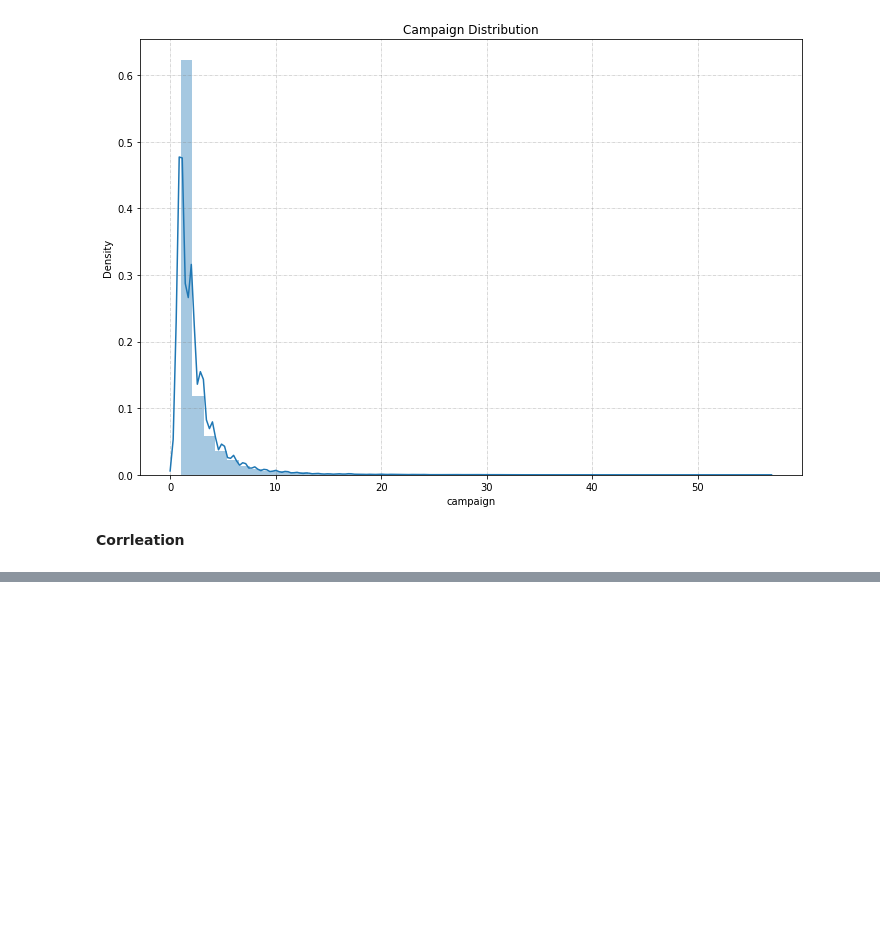
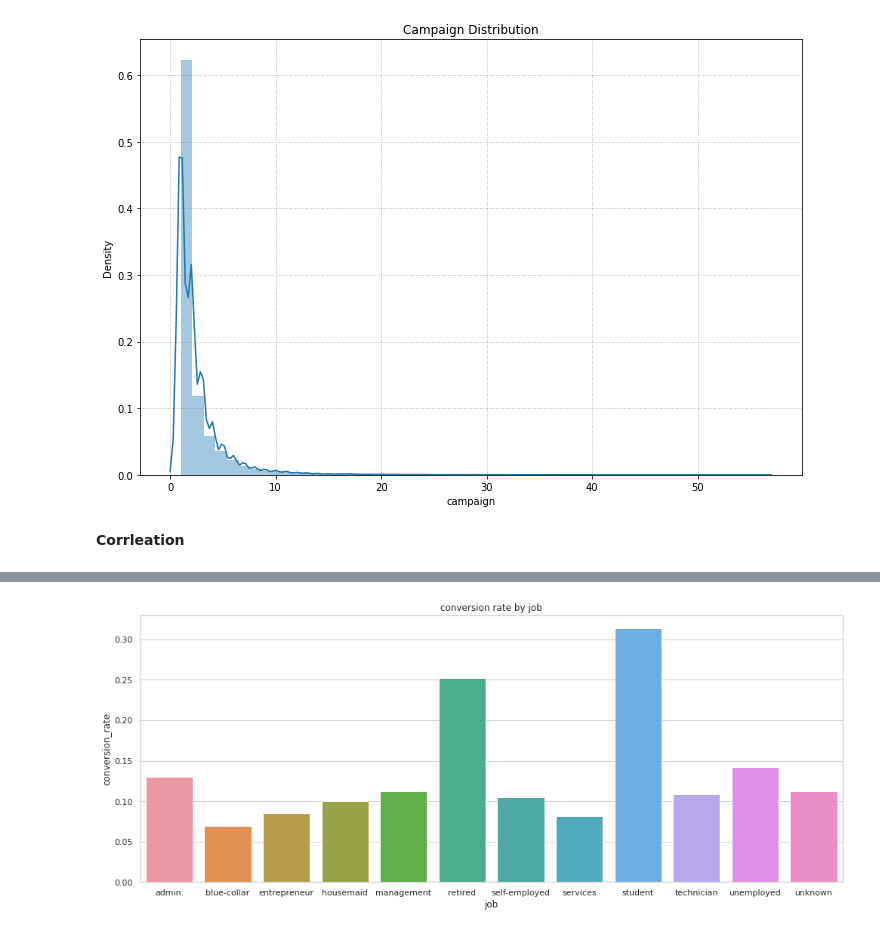
Before and after one commit to ShawnLiu119/Bank-Marketing_Clas-Clus-AppDev, a Jupyter notebook: BankMkt_EDA.ipynb, the cells around one changed output, grey strips where cells are left out. Saved outputs shown, nothing was run; the diff lists cells and outputs as text; code cells hidden in the pictures; blank space fills up the shorter version.

```diff
--- a/BankMkt_EDA.ipynb
+++ b/BankMkt_EDA.ipynb
@@ -94,0 +123,4 @@ ax = sns.barplot(x='month', y='conversion_rate', data=df_mon)
+# %%
+conversion_bar('job')
+# %% [output]
+[figure, added]
```
Also changed, not shown: parts of 12 cells of this notebook.
